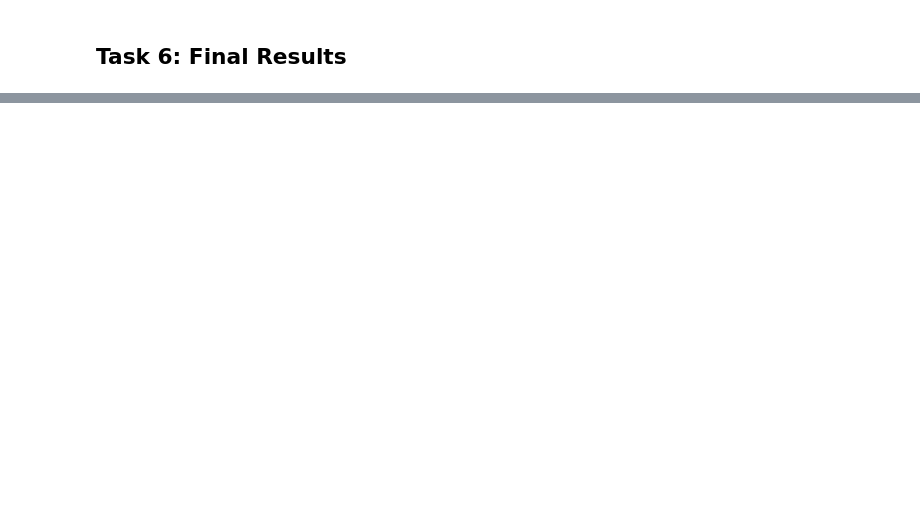
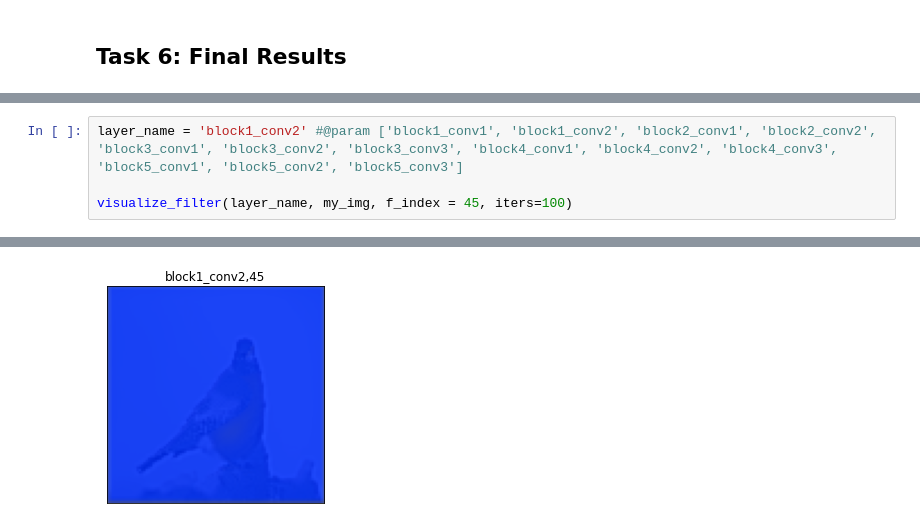
Before and after one commit to yash9904/CNN-Filter-Visualization, a Jupyter notebook: Visualizing Filters of a CNN.ipynb, the cells around one changed output, grey strips where cells are left out. Saved outputs shown, nothing was run; the diff lists cells and outputs as text; blank space fills up the shorter version.

```diff
--- a/Visualizing Filters of a CNN.ipynb
+++ b/Visualizing Filters of a CNN.ipynb
@@ -128,0 +146,5 @@ Iteration: 100, Loss: 763.5336
+# %%
+layer_name = 'block1_conv2' #@param ['block1_conv1', 'block1_conv2', 'block2_conv1', 'block2_conv2', 'block3_conv1', 'block3_conv2', 'block3_conv3', 'block4_conv1', 'block4_conv2', 'block4_conv3', 'block5_conv1', 'block5_conv2', 'block5_conv3']
+
+visualize_filter(layer_name, my_img, f_index = 45, iters=100)
+# %% [output]
@@ -128,0 +161 @@ Iteration: 100, Loss: 763.5336
+[figure, added]
```
Also changed, not shown: parts of 11 cells of this notebook.
